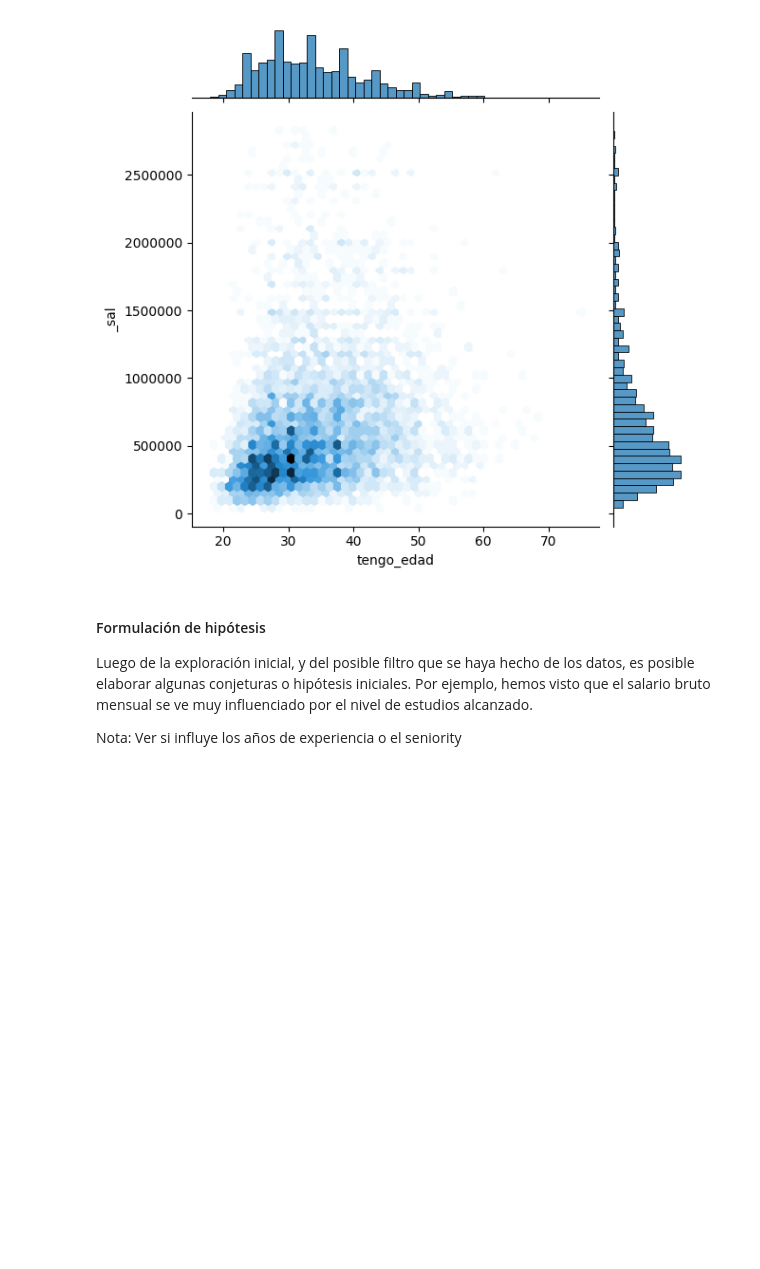
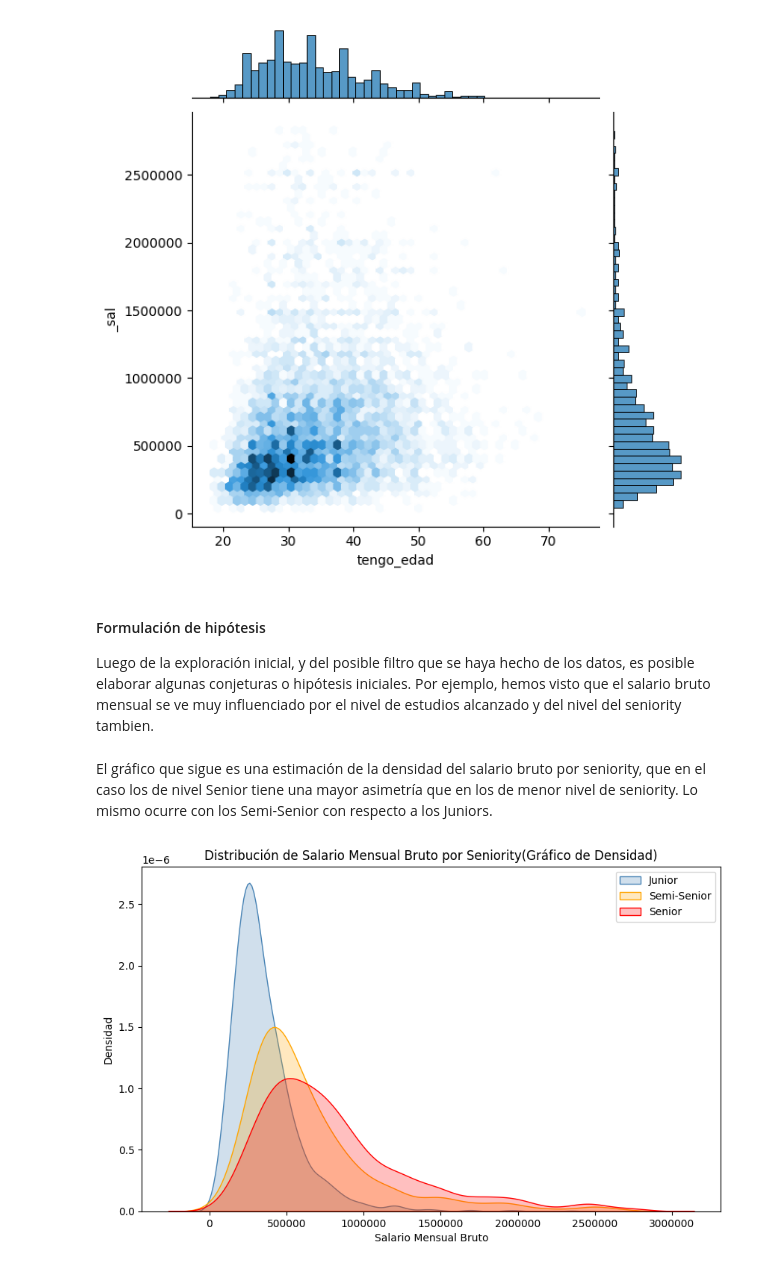
Before and after one commit to mgalim/TPEstadistica, a Jupyter notebook: TpFinal.ipynb, the cells around one changed output. Drawn from its saved outputs; the diff is of its cells as text; code cells hidden in the pictures; blank space fills up the shorter version.

```diff
--- a/TpFinal.ipynb
+++ b/TpFinal.ipynb
@@ -336,6 +344,24 @@ plt.ticklabel_format(style='plain', axis='y');
 # %% [markdown]
 #### Formulación de hipótesis
 
-Luego de la exploración inicial, y del posible filtro que se haya hecho de los datos, es posible elaborar algunas conjeturas o hipótesis iniciales. Por ejemplo, hemos visto que el salario bruto mensual se ve muy influenciado por el nivel de estudios alcanzado.
-
-Nota: Ver si influye los años de experiencia o el seniority
+Luego de la exploración inicial, y del posible filtro que se haya hecho de los datos, es posible elaborar algunas conjeturas o hipótesis iniciales. Por ejemplo, hemos visto que el salario bruto mensual se ve muy influenciado por el nivel de estudios alcanzado y del nivel del seniority tambien.
+# %% [markdown]
+El gráfico que sigue es una estimación de la densidad del salario bruto por seniority, que en el caso los de nivel Senior tiene una mayor asimetría que en los de menor nivel de seniority. Lo mismo ocurre con los Semi-Senior con respecto a los Juniors.
+# %%
+df_J = df_red[df_red['seniority']=='Junior']
+df_SS = df_red[df_red['seniority']=='Semi-Senior']
+df_S = df_red[df_red['seniority']=='Senior']
+
+plt.figure(figsize=(10, 6))
+sns.kdeplot(df_J['_sal'], color='steelblue', label='Junior', fill=True)
+sns.kdeplot(df_SS['_sal'], color='orange', label='Semi-Senior', fill=True)
+sns.kdeplot(df_S['_sal'], color='red', label='Senior', fill=True)
+
+plt.title('Distribución de Salario Mensual Bruto por Seniority(Gráfico de Densidad)')
+plt.xlabel('Salario Mensual Bruto')
+plt.ylabel('Densidad')
+plt.ticklabel_format(style='plain', axis='x')
+plt.legend()
+plt.show()
+# %% [output]
+[figure, added]
```
Also changed, not shown: parts of 20 cells of this notebook.
